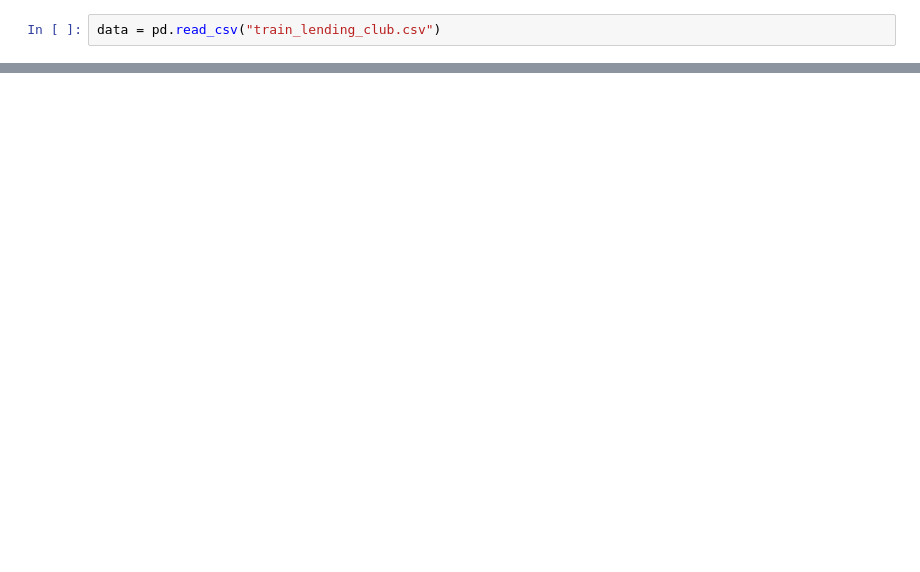
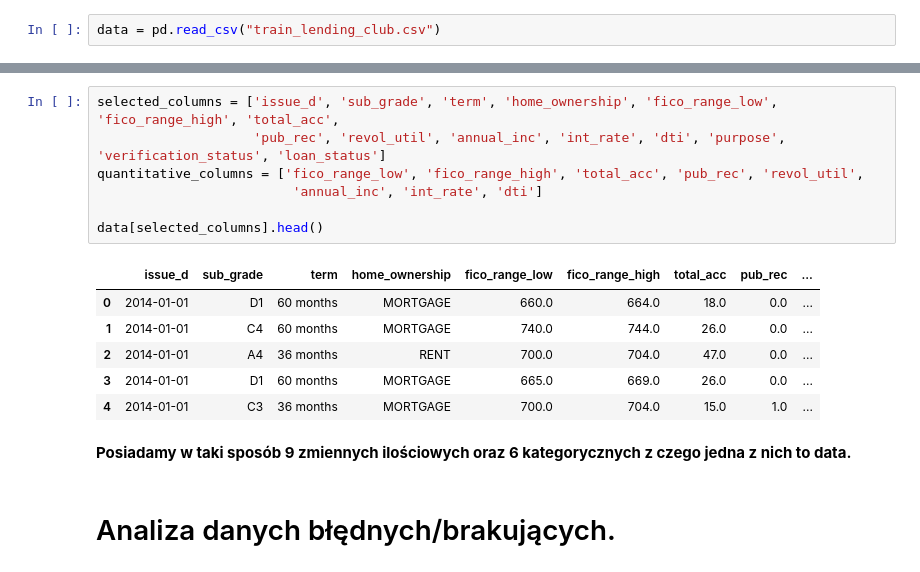
Before and after one commit to michni00/MOW2, a Jupyter notebook: Loans.ipynb, the cells around one changed output, grey strips where cells are left out. Drawn from its saved outputs; the diff is of its cells as text; blank space fills up the shorter version.

```diff
--- a/Loans.ipynb
+++ b/Loans.ipynb
@@ -16,0 +55,18 @@ data.describe()
+# %%
+selected_columns = ['issue_d', 'sub_grade', 'term', 'home_ownership', 'fico_range_low', 'fico_range_high', 'total_acc',
+                    'pub_rec', 'revol_util', 'annual_inc', 'int_rate', 'dti', 'purpose', 'verification_status', 'loan_status']
+quantitative_columns = ['fico_range_low', 'fico_range_high', 'total_acc', 'pub_rec', 'revol_util',
+                         'annual_inc', 'int_rate', 'dti']
+
+data[selected_columns].head()
+# %% [output]
+|  | issue_d | sub_grade | term | home_ownership | fico_range_low | fico_range_high | total_acc | pub_rec | ... |
+| 0 | 2014-01-01 | D1 | 60 months | MORTGAGE | 660.0 | 664.0 | 18.0 | 0.0 | ... |
+| 1 | 2014-01-01 | C4 | 60 months | MORTGAGE | 740.0 | 744.0 | 26.0 | 0.0 | ... |
+| 2 | 2014-01-01 | A4 | 36 months | RENT | 700.0 | 704.0 | 47.0 | 0.0 | ... |
+| 3 | 2014-01-01 | D1 | 60 months | MORTGAGE | 665.0 | 669.0 | 26.0 | 0.0 | ... |
+| 4 | 2014-01-01 | C3 | 36 months | MORTGAGE | 700.0 | 704.0 | 15.0 | 1.0 | ... |
+# %% [markdown]
+**Posiadamy w taki sposób 9 zmiennych ilościowych oraz 6 kategorycznych z czego jedna z nich to data.**
+# %% [markdown]
+<h1>Analiza danych błędnych/brakujących.</h1>
```
Also changed, not shown: parts of 18 cells of this notebook.
